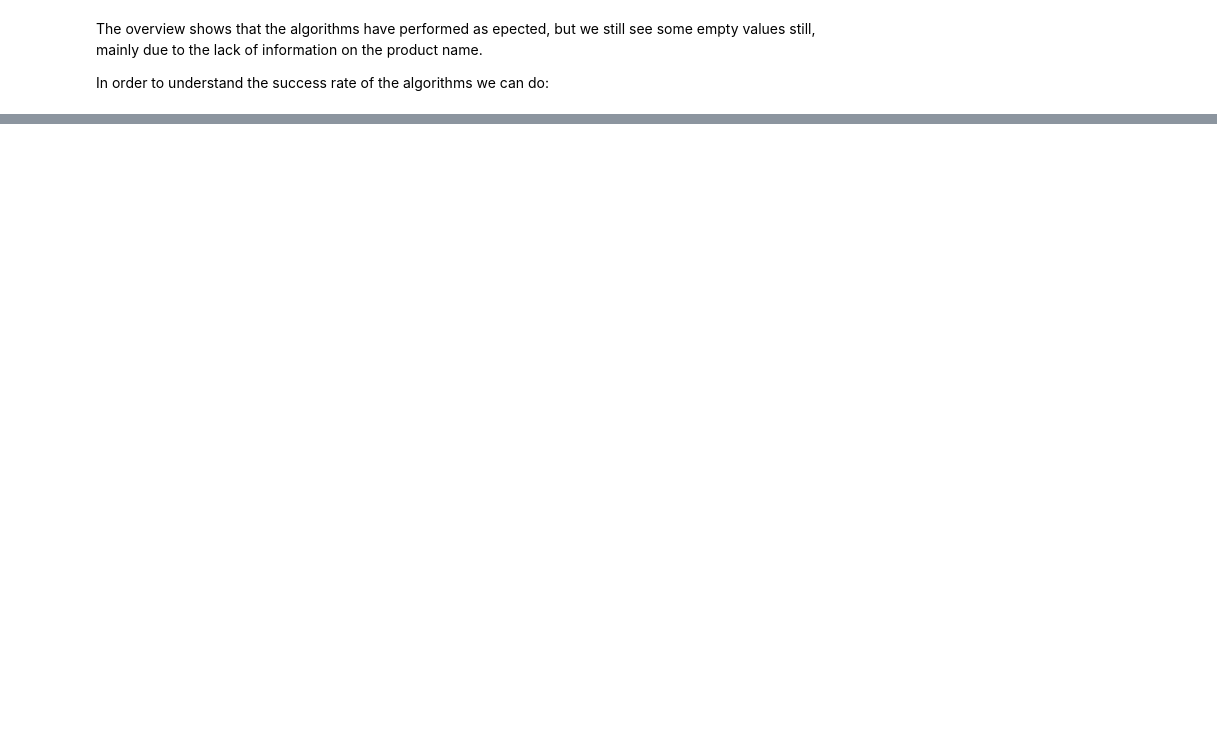
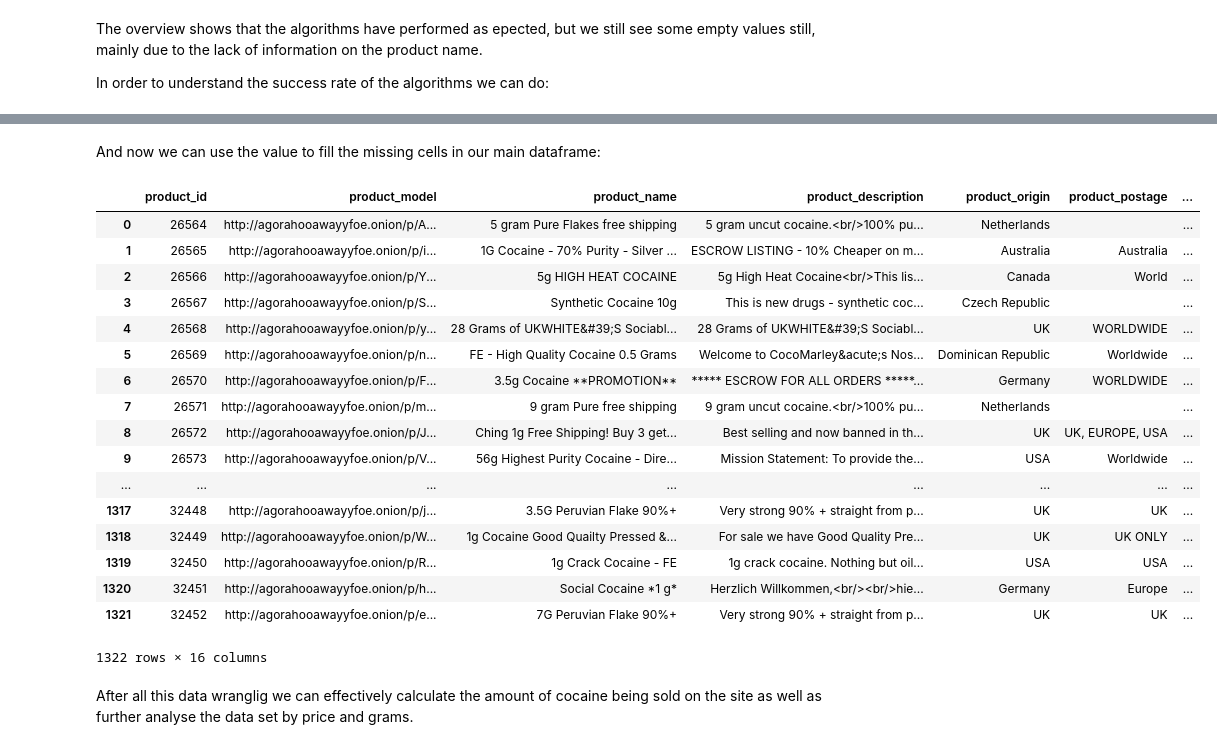
Before and after one commit to mauromsl/dark_web_datamining, a Jupyter notebook: python_src/python_analysis.ipynb, the cells around one changed output, grey strips where cells are left out. Cells and saved outputs as stored; diff of their text form; code cells hidden in the pictures; blank space fills up the shorter version.

```diff
--- a/python_src/python_analysis.ipynb
+++ b/python_src/python_analysis.ipynb
@@ -451,0 +478,30 @@ print ('{}% success rate'.format(100-(failed/len(cocaine_units)*100)))
+# %% [markdown]
+And now we can use the value to fill the missing cells in our main dataframe:
+# %%
+
+cocaine_listings['cocaine_amount'] = cocaine_listings.cocaine_amount.fillna(cocaine_listings['GBP'] / mean)
+cocaine_listings['cocaine_amount'] = cocaine_listings['cocaine_amount'].round(2)
+cocaine_listings['cocaine_units'] = cocaine_listings.cocaine_units.fillna('g')
+cocaine_listings['price_per_gram'] = cocaine_listings['GBP'] / cocaine_listings['cocaine_amount']
+cocaine_listings
+# %% [output]
+|  | product_id | product_model | product_name | product_description | product_origin | product_postage | ... |
+| 0 | 26564 | http://agorahooawayyfoe.onion/p/A... | 5 gram Pure Flakes free shipping | 5 gram uncut cocaine.<br/>100% pu... | Netherlands |  | ... |
+| 1 | 26565 | http://agorahooawayyfoe.onion/p/i... | 1G Cocaine - 70% Purity - Silver ... | ESCROW LISTING - 10% Cheaper on m... | Australia | Australia | ... |
+| 2 | 26566 | http://agorahooawayyfoe.onion/p/Y... | 5g HIGH HEAT COCAINE | 5g High Heat Cocaine<br/>This lis... | Canada | World | ... |
+| 3 | 26567 | http://agorahooawayyfoe.onion/p/S... | Synthetic Cocaine 10g | This is new drugs - synthetic coc... | Czech Republic |  | ... |
+| 4 | 26568 | http://agorahooawayyfoe.onion/p/y... | 28 Grams of UKWHITE&#39;S Sociabl... | 28 Grams of UKWHITE&#39;S Sociabl... | UK | WORLDWIDE | ... |
+| 5 | 26569 | http://agorahooawayyfoe.onion/p/n... | FE - High Quality Cocaine 0.5 Grams | Welcome to CocoMarley&acute;s Nos... | Dominican Republic | Worldwide | ... |
+| 6 | 26570 | http://agorahooawayyfoe.onion/p/F... | 3.5g Cocaine **PROMOTION** | ***** ESCROW FOR ALL ORDERS *****... | Germany | WORLDWIDE | ... |
+| 7 | 26571 | http://agorahooawayyfoe.onion/p/m... | 9 gram Pure free shipping | 9 gram uncut cocaine.<br/>100% pu... | Netherlands |  | ... |
+| 8 | 26572 | http://agorahooawayyfoe.onion/p/J... | Ching 1g Free Shipping! Buy 3 get... | Best selling and now banned in th... | UK | UK, EUROPE, USA | ... |
+| 9 | 26573 | http://agorahooawayyfoe.onion/p/V... | 56g Highest Purity Cocaine - Dire... | Mission Statement: To provide the... | USA | Worldwide | ... |
+| ... | ... | ... | ... | ... | ... | ... | ... |
+| 1317 | 32448 | http://agorahooawayyfoe.onion/p/j... | 3.5G Peruvian Flake 90%+ | Very strong 90% + straight from p... | UK | UK | ... |
+| 1318 | 32449 | http://agorahooawayyfoe.onion/p/W... | 1g Cocaine Good Quailty Pressed &... | For sale we have Good Quality Pre... | UK | UK ONLY | ... |
+| 1319 | 32450 | http://agorahooawayyfoe.onion/p/R... | 1g Crack Cocaine - FE | 1g crack cocaine. Nothing but oil... | USA | USA | ... |
+| 1320 | 32451 | http://agorahooawayyfoe.onion/p/h... | Social Cocaine *1 g* | Herzlich Willkommen,<br/><br/>hie... | Germany | Europe | ... |
+| 1321 | 32452 | http://agorahooawayyfoe.onion/p/e... | 7G Peruvian Flake 90%+ | Very strong 90% + straight from p... | UK | UK | ... |
+1322 rows × 16 columns
+# %% [markdown]
+After all this data wranglig we can effectively calculate the amount of cocaine being sold on the site as well as further analyse the data set by price and grams.
```
Also changed, not shown: parts of 10 cells of this notebook, 1 other file.
